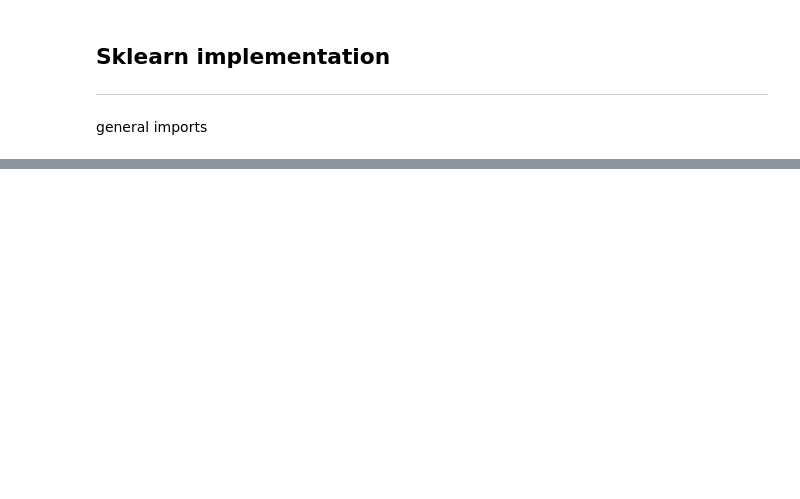
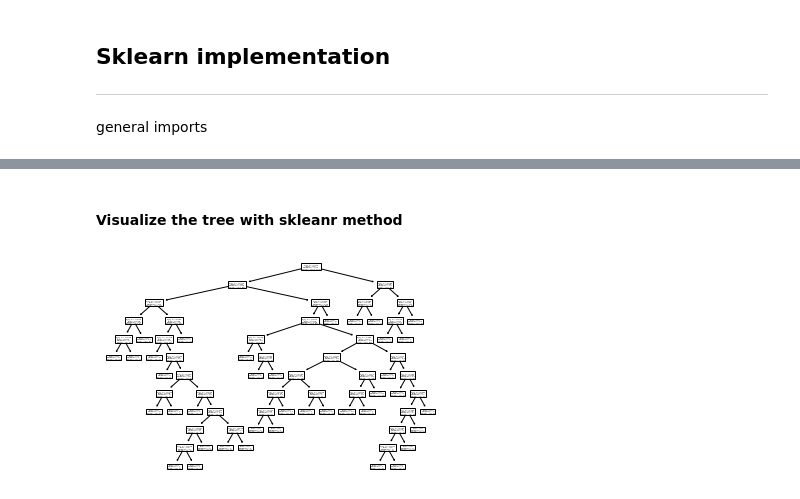
Before and after one commit to PawelRosikiewicz/MachineLearning, a Jupyter notebook: MachineLearning_code_examples/Tree_methods.ipynb, the cells around one changed output, grey strips where cells are left out. Cells and saved outputs as stored; diff of their text form; code cells hidden in the pictures; blank space fills up the shorter version.

```diff
--- a/MachineLearning_code_examples/Tree_methods.ipynb
+++ b/MachineLearning_code_examples/Tree_methods.ipynb
@@ -86,0 +158,8 @@ import scipy.stats as stats  # library for statistics and technical programming,
+# %% [markdown]
+#### Visualize the tree with skleanr method
+# %%
+from sklearn import tree
+tree.plot_tree(clf)
+plt.show()
+# %% [output]
+[figure, added]
```
Also changed, not shown: parts of 10 cells of this notebook, 5 other files.
